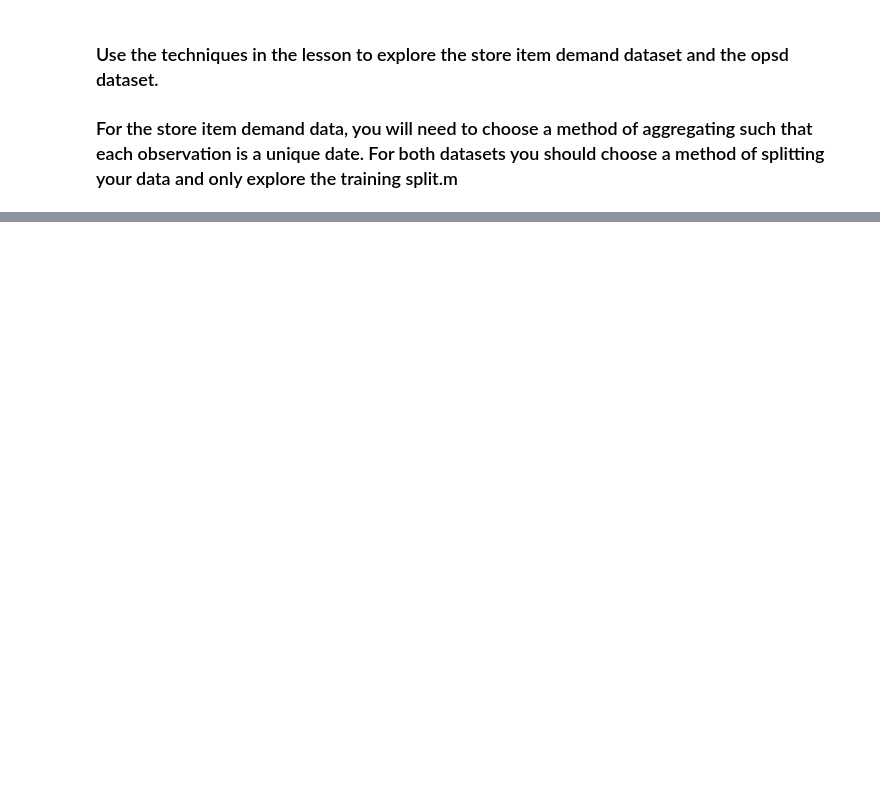
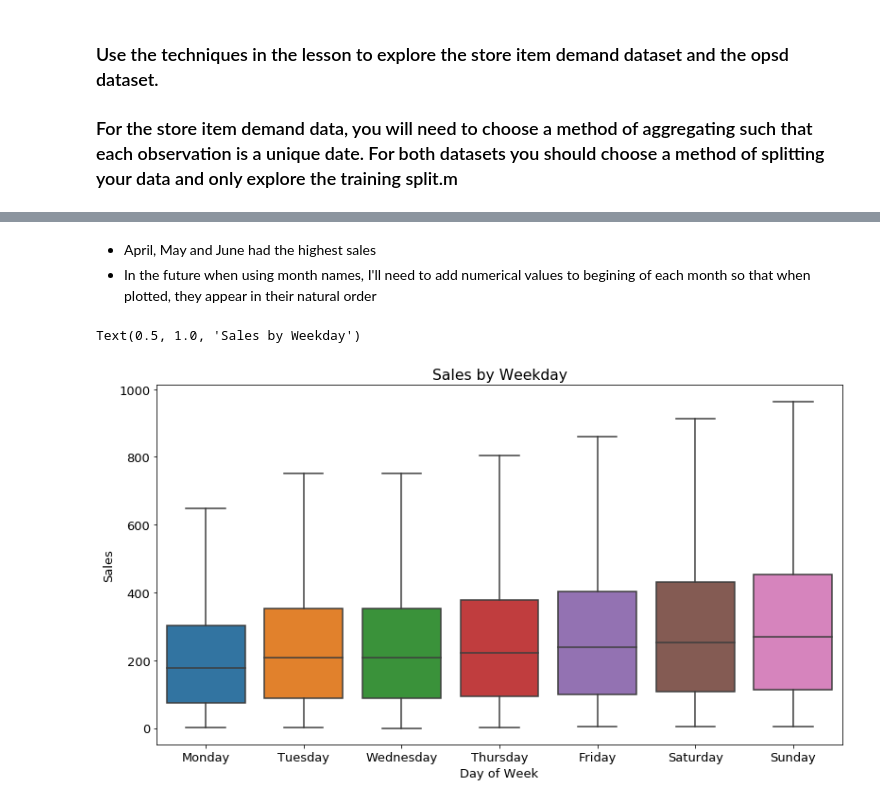
Before and after one commit to SamuelD-Data/time-series-exercises, a Jupyter notebook: explore.ipynb, the cells around one changed output, grey strips where cells are left out. Cells and saved outputs as stored; diff of their text form; code cells hidden in the pictures; blank space fills up the shorter version.

```diff
--- a/explore.ipynb
+++ b/explore.ipynb
@@ -22,0 +85,12 @@ items.head()
+# %% [markdown]
+- April, May and June had the highest sales
+- In the future when using month names, I'll need to add numerical values to begining of each month so that when plotted, they appear in their natural order
+# %%
+order = ['Monday', 'Tuesday', 'Wednesday', 'Thursday', 'Friday', 'Saturday', 'Sunday']
+sns.boxplot(data=traindf, y='sales_total', x='day_week', order=order,showfliers = False)
+plt.xlabel("Day of Week")
+plt.ylabel("Sales")
+plt.title('Sales by Weekday')
+# %% [output]
+Text(0.5, 1.0, 'Sales by Weekday')
+[figure, added]
```
Also changed, not shown: parts of 24 cells of this notebook.
